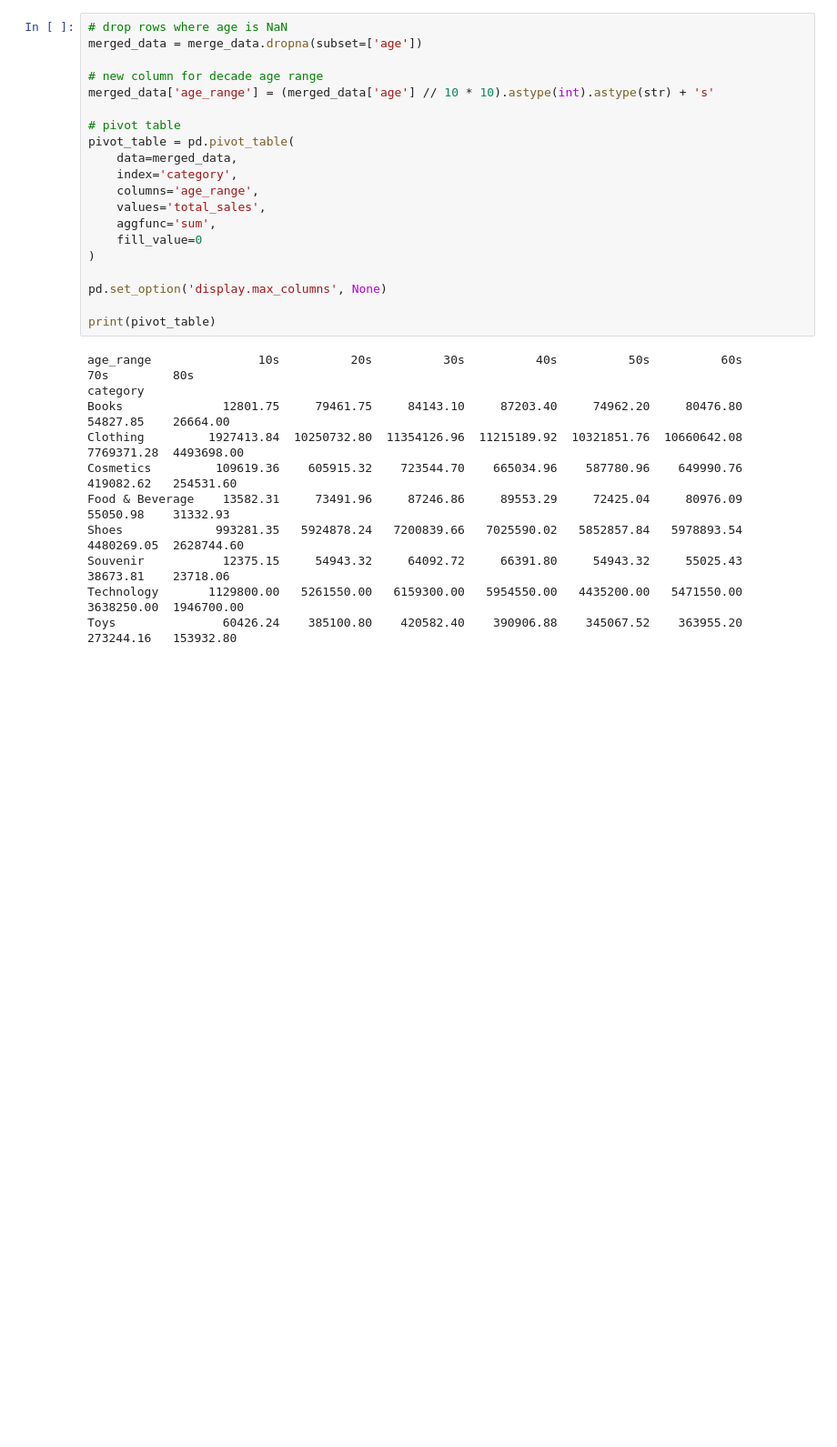
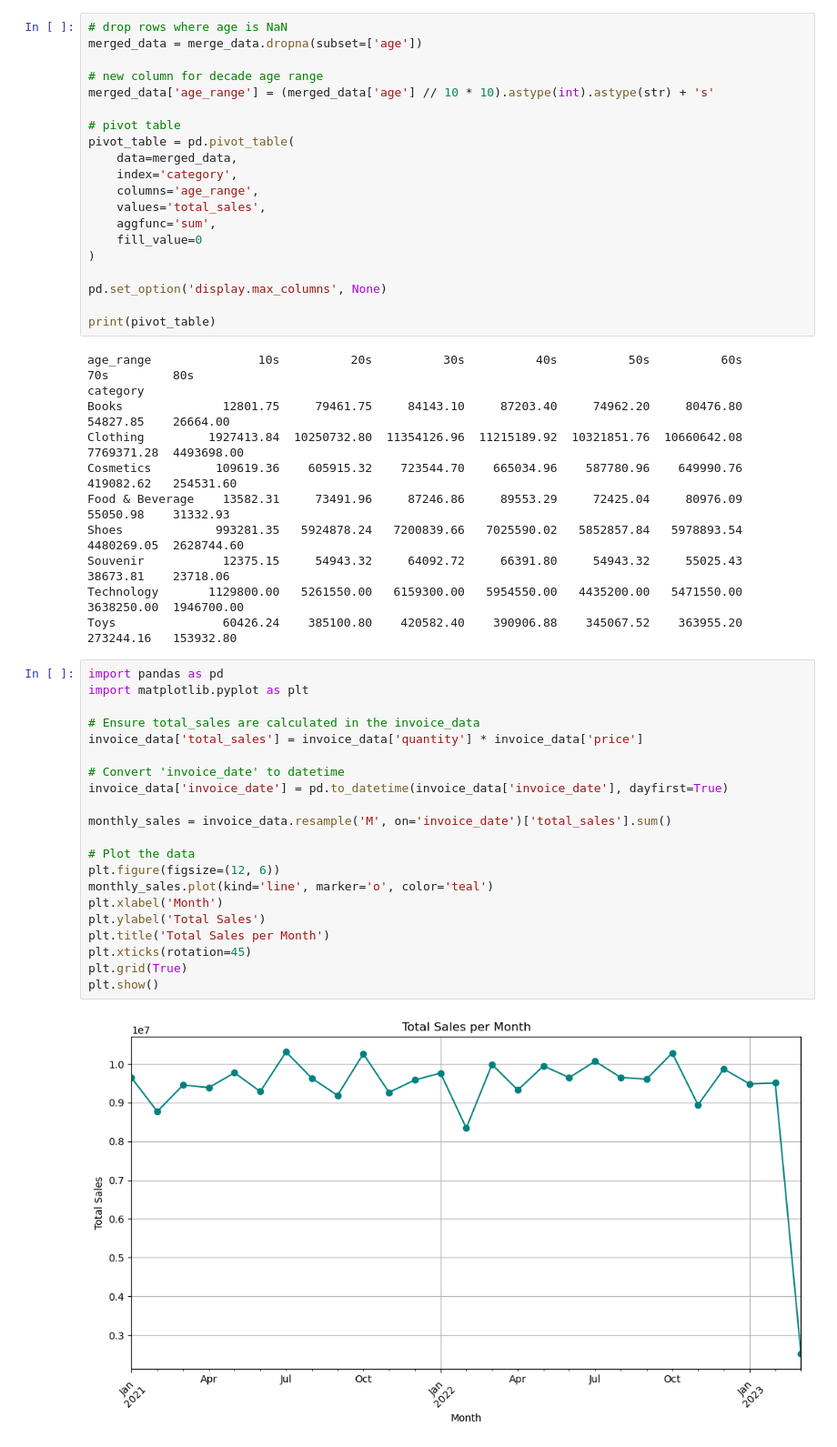
Before and after one commit to abstarp/Analyze-sales-data-with-Pandas, a Jupyter notebook: sales-data.ipynb, the cells around one changed output. Shown at 91% size. Cells and saved outputs as stored; diff of their text form; blank space fills up the shorter version.

```diff
--- a/sales-data.ipynb
+++ b/sales-data.ipynb
@@ -150,3 +172,26 @@ Shoes             993281.35   5924878.24   7200839.66   7025590.02   5852857.84
 Souvenir           12375.15     54943.32     64092.72     66391.80     54943.32     55025.43    38673.81    23718.06
 Technology       1129800.00   5261550.00   6159300.00   5954550.00   4435200.00   5471550.00  3638250.00  1946700.00
 Toys               60426.24    385100.80    420582.40    390906.88    345067.52    363955.20   273244.16   153932.80
+# %%
+import pandas as pd
+import matplotlib.pyplot as plt
+
+# Ensure total_sales are calculated in the invoice_data
+invoice_data['total_sales'] = invoice_data['quantity'] * invoice_data['price']
+
+# Convert 'invoice_date' to datetime
+invoice_data['invoice_date'] = pd.to_datetime(invoice_data['invoice_date'], dayfirst=True)
+
+monthly_sales = invoice_data.resample('M', on='invoice_date')['total_sales'].sum()
+
+# Plot the data
+plt.figure(figsize=(12, 6))
+monthly_sales.plot(kind='line', marker='o', color='teal')
+plt.xlabel('Month')
+plt.ylabel('Total Sales')
+plt.title('Total Sales per Month')
+plt.xticks(rotation=45)
+plt.grid(True)
+plt.show()
+# %% [output]
+[figure, added]
```
Also changed, not shown: parts of 3 cells of this notebook.
